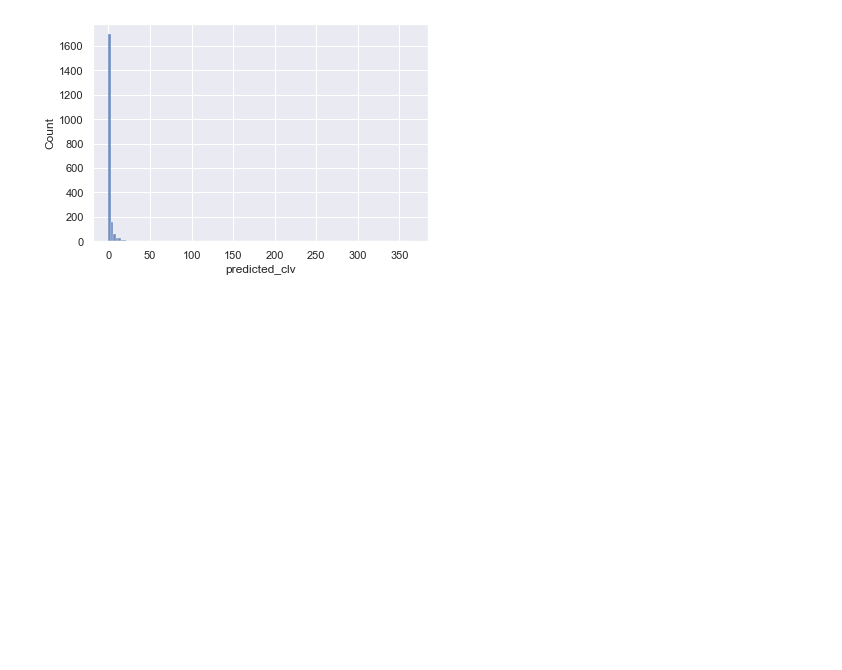
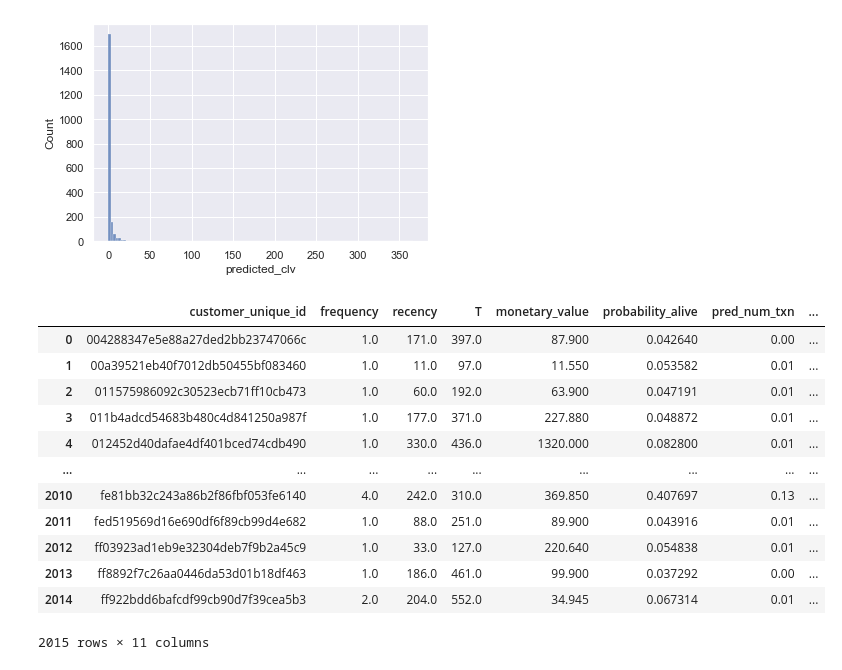
Before and after one commit to bbawj/Olist-Ecommerce-Analysis, a Jupyter notebook: Predicting CLV.ipynb, the cells around one changed output. Saved outputs shown, nothing was run; the diff lists cells and outputs as text; code cells hidden in the pictures; blank space fills up the shorter version.

```diff
--- a/Predicting CLV.ipynb
+++ b/Predicting CLV.ipynb
@@ -264,3 +264,22 @@ sb.histplot(data=summary, x = 'predicted_clv', binwidth = 3)
 # %% [output]
 <AxesSubplot:xlabel='predicted_clv', ylabel='Count'>
 [figure]
+# %%
+
+summary.drop(columns = summary.columns[0], inplace = True)
+# %%
+summary
+# %% [output]
+|  | customer_unique_id | frequency | recency | T | monetary_value | probability_alive | pred_num_txn | ... |
+| 0 | 004288347e5e88a27ded2bb23747066c | 1.0 | 171.0 | 397.0 | 87.900 | 0.042640 | 0.00 | ... |
+| 1 | 00a39521eb40f7012db50455bf083460 | 1.0 | 11.0 | 97.0 | 11.550 | 0.053582 | 0.01 | ... |
+| 2 | 011575986092c30523ecb71ff10cb473 | 1.0 | 60.0 | 192.0 | 63.900 | 0.047191 | 0.01 | ... |
+| 3 | 011b4adcd54683b480c4d841250a987f | 1.0 | 177.0 | 371.0 | 227.880 | 0.048872 | 0.01 | ... |
+| 4 | 012452d40dafae4df401bced74cdb490 | 1.0 | 330.0 | 436.0 | 1320.000 | 0.082800 | 0.01 | ... |
+| ... | ... | ... | ... | ... | ... | ... | ... | ... |
+| 2010 | fe81bb32c243a86b2f86fbf053fe6140 | 4.0 | 242.0 | 310.0 | 369.850 | 0.407697 | 0.13 | ... |
+| 2011 | fed519569d16e690df6f89cb99d4e682 | 1.0 | 88.0 | 251.0 | 89.900 | 0.043916 | 0.01 | ... |
+| 2012 | ff03923ad1eb9e32304deb7f9b2a45c9 | 1.0 | 33.0 | 127.0 | 220.640 | 0.054838 | 0.01 | ... |
+| 2013 | ff8892f7c26aa0446da53d01b18df463 | 1.0 | 186.0 | 461.0 | 99.900 | 0.037292 | 0.00 | ... |
+| 2014 | ff922bdd6bafcdf99cb90d7f39cea5b3 | 2.0 | 204.0 | 552.0 | 34.945 | 0.067314 | 0.01 | ... |
+2015 rows × 11 columns
```
Also changed, not shown: parts of 2 cells of this notebook, 2 other files.
